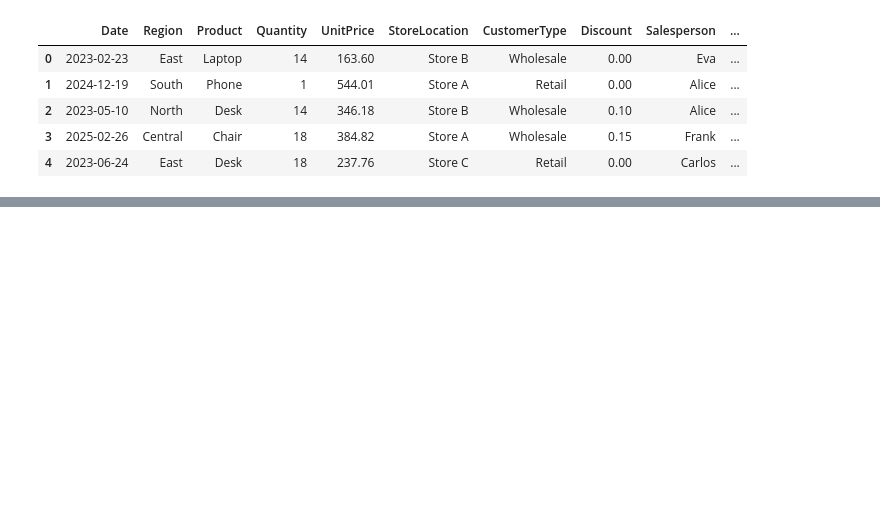
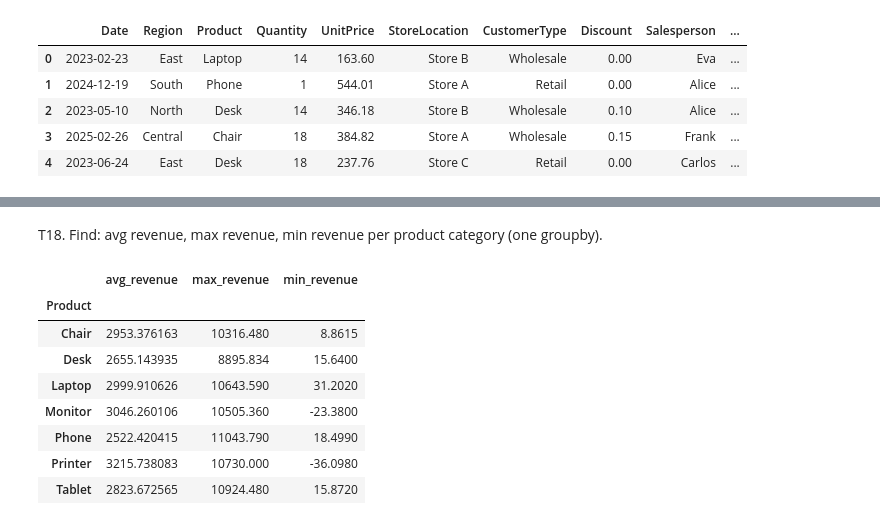
Before and after one commit to sagarnbeedi-analytics/data-analytics-portfolio, a Jupyter notebook: PYTHON/practicing_python_libraries/python_files/pandas.ipynb, the cells around one changed output, grey strips where cells are left out. Cells and saved outputs as stored; diff of their text form; code cells hidden in the pictures; blank space fills up the shorter version.

```diff
--- a/PYTHON/practicing_python_libraries/python_files/pandas.ipynb
+++ b/PYTHON/practicing_python_libraries/python_files/pandas.ipynb
@@ -462,0 +468,18 @@ Name: TotalPrice, dtype: float64
+# %% [markdown]
+T18. Find: avg revenue, max revenue, min revenue per product category (one groupby).
+# %%
+df2.groupby("Product").agg(
+    avg_revenue=("TotalRevenue","mean"),
+    max_revenue=("TotalRevenue","max"),
+    min_revenue=("TotalRevenue","min")
+)
+# %% [output]
+|  | avg_revenue | max_revenue | min_revenue |
+| Product |  |  |  |
+| Chair | 2953.376163 | 10316.480 | 8.8615 |
+| Desk | 2655.143935 | 8895.834 | 15.6400 |
+| Laptop | 2999.910626 | 10643.590 | 31.2020 |
+| Monitor | 3046.260106 | 10505.360 | -23.3800 |
+| Phone | 2522.420415 | 11043.790 | 18.4990 |
+| Printer | 3215.738083 | 10730.000 | -36.0980 |
+| Tablet | 2823.672565 | 10924.480 | 15.8720 |
```
Also changed, not shown: parts of 20 cells of this notebook.
